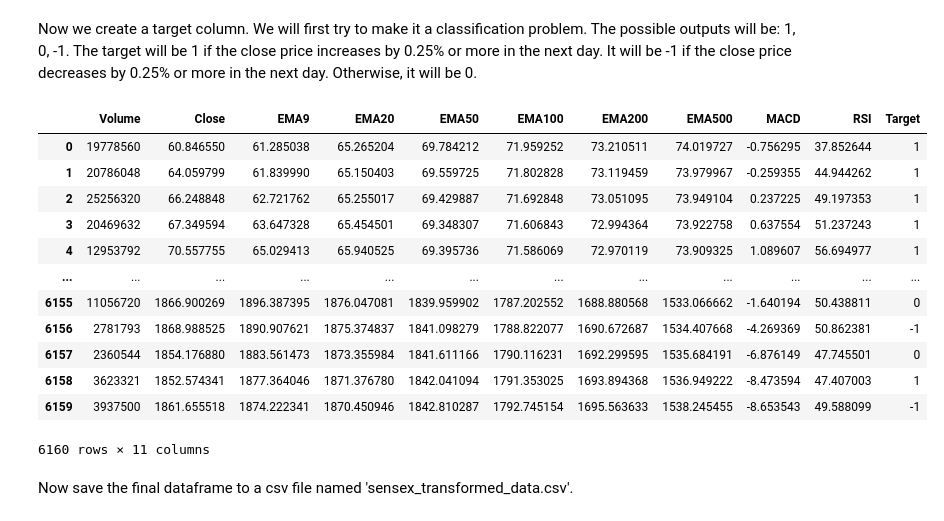
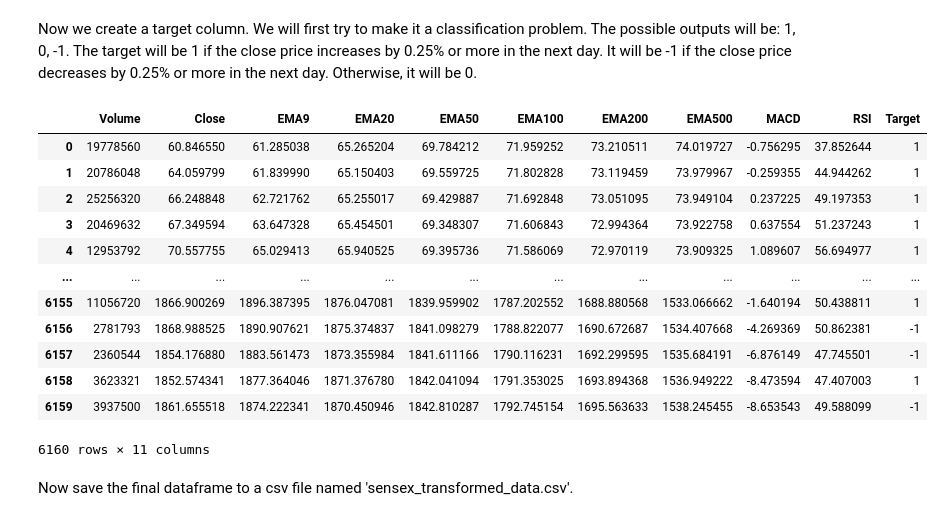
Before and after one commit to Ovaserashid/Stockmarketanalysis, a Jupyter notebook: data/transform.ipynb, the cells around one changed output. Drawn from its saved outputs; the diff is of its cells as text; code cells hidden in the pictures.

```diff
--- a/data/transform.ipynb
+++ b/data/transform.ipynb
@@ -200,23 +200,23 @@ by 0.25% or more in the next day. Otherwise, it will be 0.
 # %%
 current_price = df_custom_nonzero_nonnan['Close']
 next_day_price = df_custom_nonzero_nonnan['Close'].shift(periods=-1)
 percent_change = ((next_day_price - current_price)/current_price) * 100 if next_day_price is not None else None
-conditions =[percent_change >= 0.25, (percent_change < 0.25) & (percent_change > -0.25), percent_change <= -0.25]
-corresponding_values = [1, 0, -1]
+conditions =[percent_change >= 0, percent_change < 0]
+corresponding_values = [1, -1]
 df_custom_nonzero_nonnan['Target'] = np.select(conditions, corresponding_values, default=None)
 df_final = df_custom_nonzero_nonnan.iloc[:-1]
 df_final
 # %% [output]
 |  | Volume | Close | EMA9 | EMA20 | EMA50 | EMA100 | EMA200 | EMA500 | MACD | RSI | Target |
 | 0 | 19778560 | 60.846550 | 61.285038 | 65.265204 | 69.784212 | 71.959252 | 73.210511 | 74.019727 | -0.756295 | 37.852644 | 1 |
 | 1 | 20786048 | 64.059799 | 61.839990 | 65.150403 | 69.559725 | 71.802828 | 73.119459 | 73.979967 | -0.259355 | 44.944262 | 1 |
 | 2 | 25256320 | 66.248848 | 62.721762 | 65.255017 | 69.429887 | 71.692848 | 73.051095 | 73.949104 | 0.237225 | 49.197353 | 1 |
 | 3 | 20469632 | 67.349594 | 63.647328 | 65.454501 | 69.348307 | 71.606843 | 72.994364 | 73.922758 | 0.637554 | 51.237243 | 1 |
 | 4 | 12953792 | 70.557755 | 65.029413 | 65.940525 | 69.395736 | 71.586069 | 72.970119 | 73.909325 | 1.089607 | 56.694977 | 1 |
 | ... | ... | ... | ... | ... | ... | ... | ... | ... | ... | ... | ... |
-| 6155 | 11056720 | 1866.900269 | 1896.387395 | 1876.047081 | 1839.959902 | 1787.202552 | 1688.880568 | 1533.066662 | -1.640194 | 50.438811 | 0 |
+| 6155 | 11056720 | 1866.900269 | 1896.387395 | 1876.047081 | 1839.959902 | 1787.202552 | 1688.880568 | 1533.066662 | -1.640194 | 50.438811 | 1 |
 | 6156 | 2781793 | 1868.988525 | 1890.907621 | 1875.374837 | 1841.098279 | 1788.822077 | 1690.672687 | 1534.407668 | -4.269369 | 50.862381 | -1 |
-| 6157 | 2360544 | 1854.176880 | 1883.561473 | 1873.355984 | 1841.611166 | 1790.116231 | 1692.299595 | 1535.684191 | -6.876149 | 47.745501 | 0 |
+| 6157 | 2360544 | 1854.176880 | 1883.561473 | 1873.355984 | 1841.611166 | 1790.116231 | 1692.299595 | 1535.684191 | -6.876149 | 47.745501 | -1 |
 | 6158 | 3623321 | 1852.574341 | 1877.364046 | 1871.376780 | 1842.041094 | 1791.353025 | 1693.894368 | 1536.949222 | -8.473594 | 47.407003 | 1 |
 | 6159 | 3937500 | 1861.655518 | 1874.222341 | 1870.450946 | 1842.810287 | 1792.745154 | 1695.563633 | 1538.245455 | -8.653543 | 49.588099 | -1 |
 6160 rows × 11 columns
```
Also changed, not shown: 2 other files.
